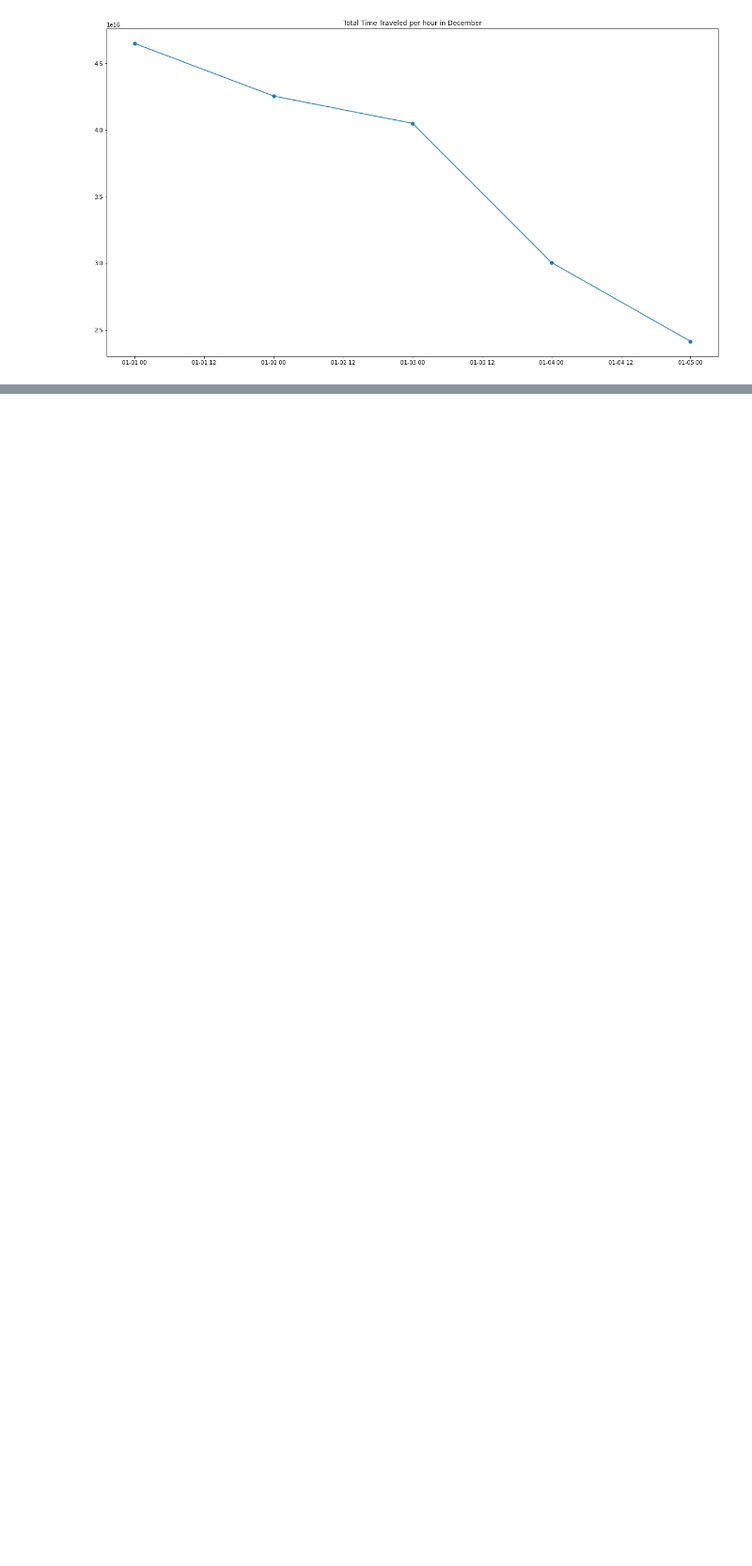
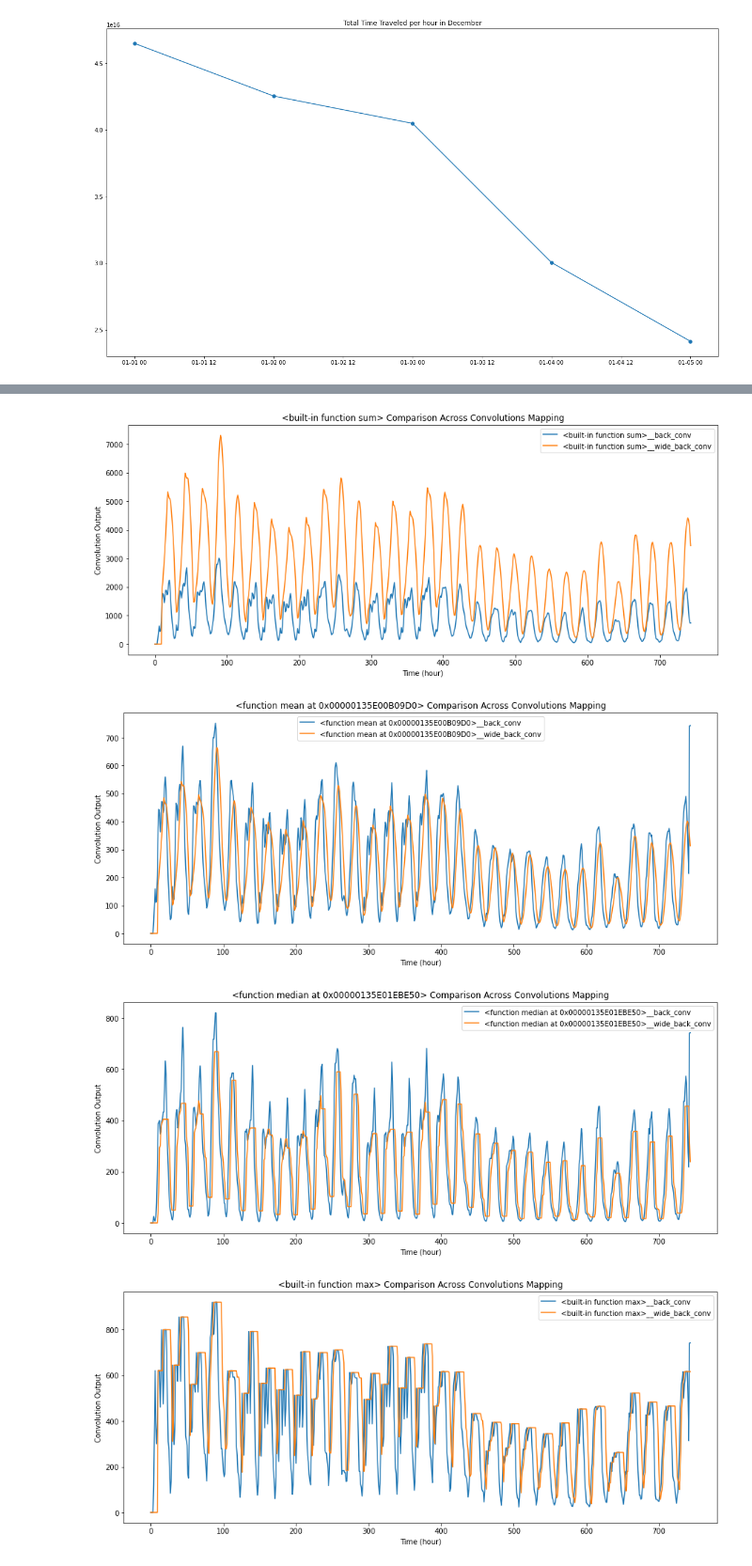
Before and after one commit to eric-albrecht-3372/bike_machine_learning, a Jupyter notebook: Notebooks/MSOE Machine Learning Bike Usage Regressor.ipynb, the cells around one changed output, grey strips where cells are left out. Shown at 94% size. Cells and saved outputs as stored; diff of their text form; code cells hidden in the pictures; blank space fills up the shorter version.

Commit message:
Adding in the files for the new dataset

```diff
--- a/Notebooks/MSOE Machine Learning Bike Usage Regressor.ipynb
+++ b/Notebooks/MSOE Machine Learning Bike Usage Regressor.ipynb
@@ -301,0 +301,43 @@ hour_df
+# %%
+# Create a convolution for the elapsed time stuff
+# Plot out the data by datetime
+def create_convolution_list(input_data, conv_mapping, conv_mapping_function):
+    min_conv = min(conv_mapping)
+    max_conv = max(conv_mapping)
+    output_list = [0 for x in range(-min_conv)]
+    for item_index in range(-min_conv, len(input_data)-max_conv):
+        output_list.append(conv_mapping_function([input_data[item_index+x] for x in conv_mapping]))
+    [output_list.append(x) for x in range(len(input_data)-max_conv, len(input_data))]
+    return output_list
+
+# Run a combination of graphs
+def run_convolutions(input_data, new_col_names, mapping_lists, function_list):
+    for function in function_list:
+        plt.figure(figsize=(15,6))
+        for x in range(len(mapping_lists)):
+            col_name = f"{str(function)}__{new_col_names[x]}"
+            hour_df[col_name] = create_convolution_list(input_data, mapping_lists[x], function)
+            plt.plot(hour_df[col_name], label=col_name)
+        plt.title(f"{str(function)} Comparison Across Convolutions Mapping")
+        plt.xlabel("Time (hour)")
+        plt.ylabel("Convolution Output")
+        plt.legend()
+        plt.show()
+
+# Run the convolutions on the data to add them to the dataset
+back_conv_mapping = [-4, -3, -2, 2]
+new_conv_mapping = [-2, -1, 0, 1, 2]
+forward_conv_mapping = [-1, 1, 3, 5]
+wide_conv_mapping = range(-5, 6)
+wide_back_conv_mapping = range(-10, 1)
+wide_front_conv_mapping = range(0, 11)
+
+func_list = [sum, np.mean, np.median, max]
+run_convolutions(hour_df["rideable_type"], ["back_conv", "wide_back_conv"], [back_conv_mapping, wide_back_conv_mapping], func_list)
+#run_convolutions(hour_df["rideable_type"], ["back_conv", "central_conv", "forw_conv"], [back_conv_mapping, new_conv_mapping, forward_conv_mapping], func_list)
+#run_convolutions(hour_df["rideable_type"], ["wide_central_conv", "wide_back_conv", "wide_front_conv"], [wide_conv_mapping, wide_back_conv_mapping, wide_front_conv_mapping], func_list)
+# %% [output]
+[figure, added]
+[figure, added]
+[figure, added]
+[figure, added]
```
Also changed, not shown: parts of 25 cells of this notebook, 2 other files.
